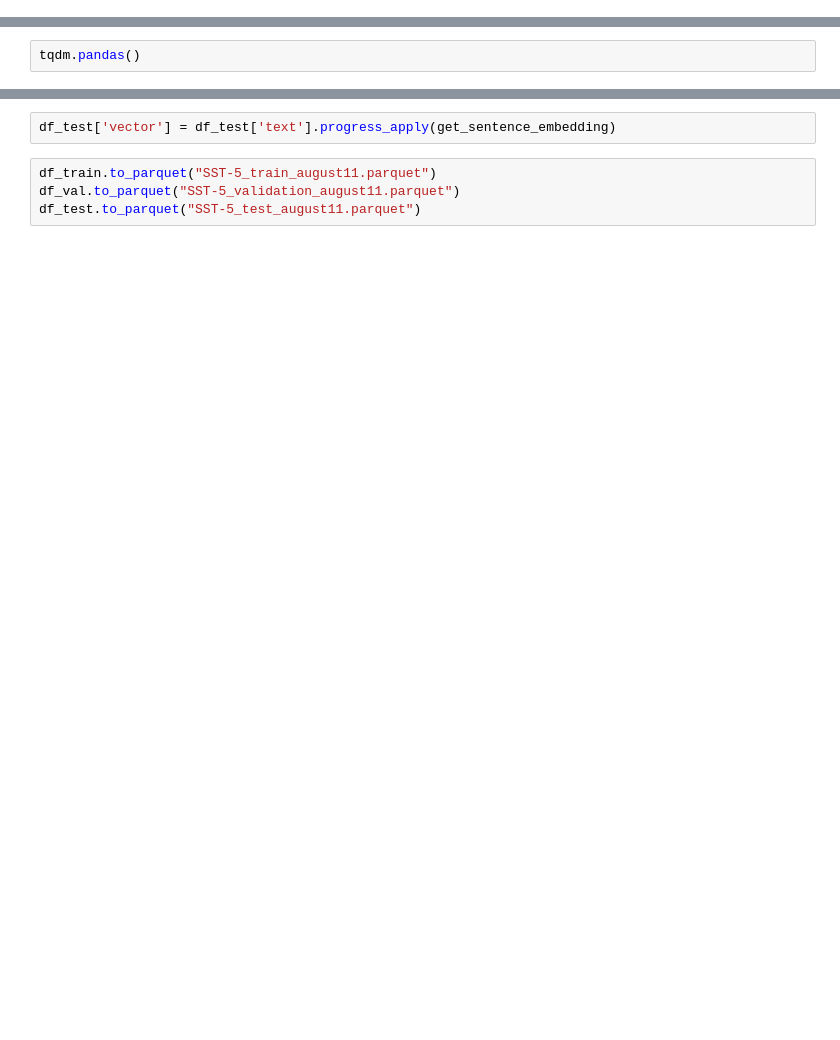
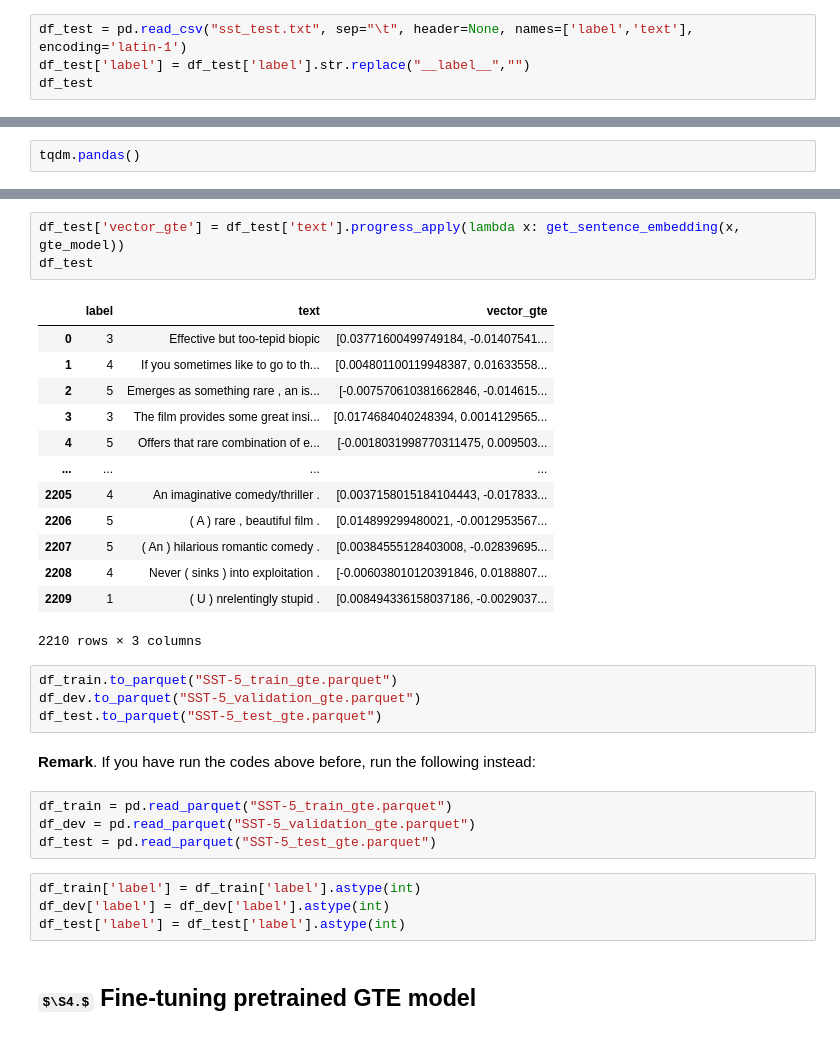
Before and after one commit to dhk628/erdos-deeplearning-sentimentanalysis, a Jupyter notebook: codes/gil/SST-5.ipynb, the cells around one changed output, grey strips where cells are left out. Cells and saved outputs as stored; diff of their text form; some formulas as TeX source; blank space fills up the shorter version.

```diff
--- a/codes/gil/SST-5.ipynb
+++ b/codes/gil/SST-5.ipynb
@@ -47,0 +79,4 @@ df_train
+# %%
+df_test = pd.read_csv("sst_test.txt", sep="\t", header=None, names=['label','text'], encoding='latin-1')
+df_test['label'] = df_test['label'].str.replace("__label__","")
+df_test
@@ -88,6 +152,33 @@ df_val['vector'] = df_val['text'].progress_apply(get_sentence_embedding)
 # %%
-df_test['vector'] = df_test['text'].progress_apply(get_sentence_embedding)
+df_test['vector_gte'] = df_test['text'].progress_apply(lambda x: get_sentence_embedding(x, gte_model))
+df_test
+# %% [output]
+|  | label | text | vector_gte |
+| 0 | 3 | Effective but too-tepid biopic | [0.03771600499749184, -0.01407541... |
+| 1 | 4 | If you sometimes like to go to th... | [0.004801100119948387, 0.01633558... |
+| 2 | 5 | Emerges as something rare , an is... | [-0.007570610381662846, -0.014615... |
+| 3 | 3 | The film provides some great insi... | [0.0174684040248394, 0.0014129565... |
+| 4 | 5 | Offers that rare combination of e... | [-0.0018031998770311475, 0.009503... |
+| ... | ... | ... | ... |
+| 2205 | 4 | An imaginative comedy/thriller . | [0.0037158015184104443, -0.017833... |
+| 2206 | 5 | ( A ) rare , beautiful film . | [0.014899299480021, -0.0012953567... |
+| 2207 | 5 | ( An ) hilarious romantic comedy . | [0.00384555128403008, -0.02839695... |
+| 2208 | 4 | Never ( sinks ) into exploitation . | [-0.006038010120391846, 0.0188807... |
+| 2209 | 1 | ( U ) nrelentingly stupid . | [0.008494336158037186, -0.0029037... |
+2210 rows × 3 columns
 # %%
-df_train.to_parquet("SST-5_train_august11.parquet")
-df_val.to_parquet("SST-5_validation_august11.parquet")
-df_test.to_parquet("SST-5_test_august11.parquet")
+df_train.to_parquet("SST-5_train_gte.parquet")
+df_dev.to_parquet("SST-5_validation_gte.parquet")
+df_test.to_parquet("SST-5_test_gte.parquet")
+# %% [markdown]
+**Remark**. If you have run the codes above before, run the following instead:
+# %%
+df_train = pd.read_parquet("SST-5_train_gte.parquet")
+df_dev = pd.read_parquet("SST-5_validation_gte.parquet")
+df_test = pd.read_parquet("SST-5_test_gte.parquet")
+# %%
+df_train['label'] = df_train['label'].astype(int)
+df_dev['label'] = df_dev['label'].astype(int)
+df_test['label'] = df_test['label'].astype(int)
+# %% [markdown]
+## $\S4.$ Fine-tuning pretrained GTE model
```
Also changed, not shown: parts of 51 cells of this notebook.
